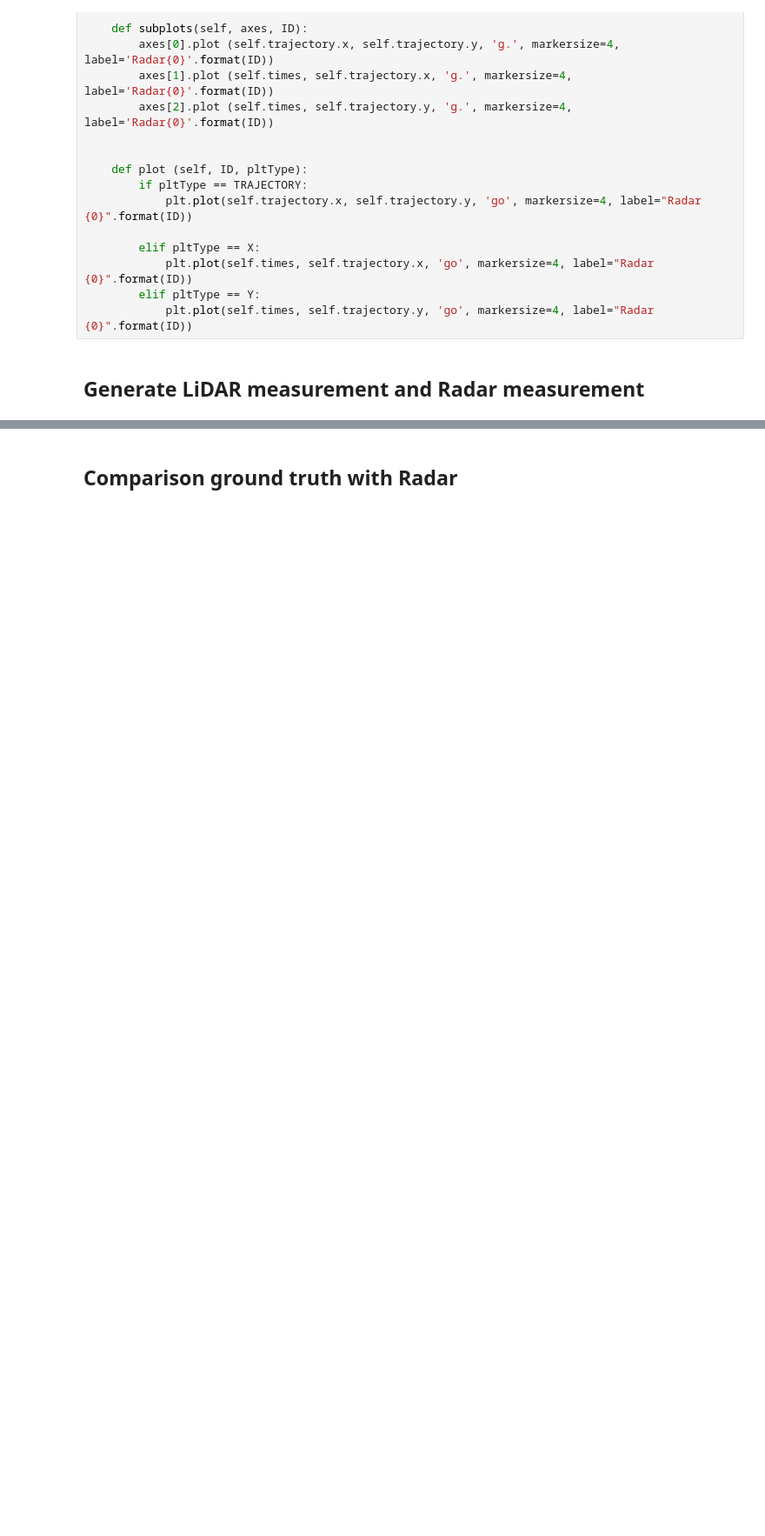
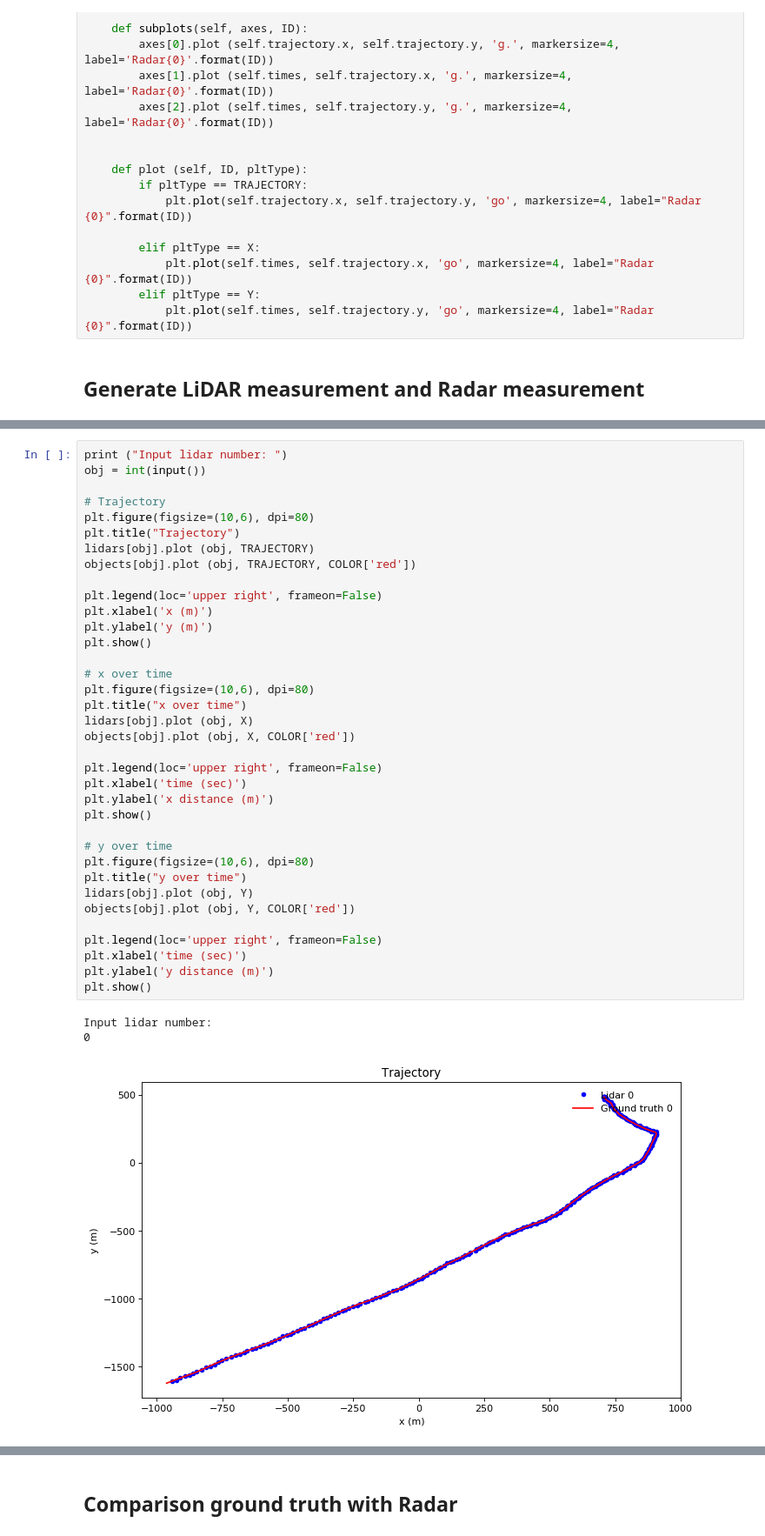
Before and after one commit to YeongsooKim/TrackingObjectStudy, a Jupyter notebook: TrackingStudy.ipynb, the cells around one changed output, grey strips where cells are left out. Shown at 87% size. Saved outputs shown, nothing was run; the diff lists cells and outputs as text; blank space fills up the shorter version.

```diff
--- a/TrackingStudy.ipynb
+++ b/TrackingStudy.ipynb
@@ -479,0 +519,40 @@ for object in objects:
+# %%
+print ("Input lidar number: ")
+obj = int(input())
+
+# Trajectory
+plt.figure(figsize=(10,6), dpi=80)
+plt.title("Trajectory")
+lidars[obj].plot (obj, TRAJECTORY)
+objects[obj].plot (obj, TRAJECTORY, COLOR['red'])
+
+plt.legend(loc='upper right', frameon=False)
+plt.xlabel('x (m)')
+plt.ylabel('y (m)')
+plt.show()
+
+# x over time
+plt.figure(figsize=(10,6), dpi=80)
+plt.title("x over time")
+lidars[obj].plot (obj, X)
+objects[obj].plot (obj, X, COLOR['red'])
+
+plt.legend(loc='upper right', frameon=False)
+plt.xlabel('time (sec)')
+plt.ylabel('x distance (m)')
+plt.show()
+
+# y over time
+plt.figure(figsize=(10,6), dpi=80)
+plt.title("y over time")
+lidars[obj].plot (obj, Y)
+objects[obj].plot (obj, Y, COLOR['red'])
+
+plt.legend(loc='upper right', frameon=False)
+plt.xlabel('time (sec)')
+plt.ylabel('y distance (m)')
+plt.show()
+# %% [output]
+Input lidar number:
+0
+[figure, added]
```
Also changed, not shown: parts of 16 cells of this notebook.
